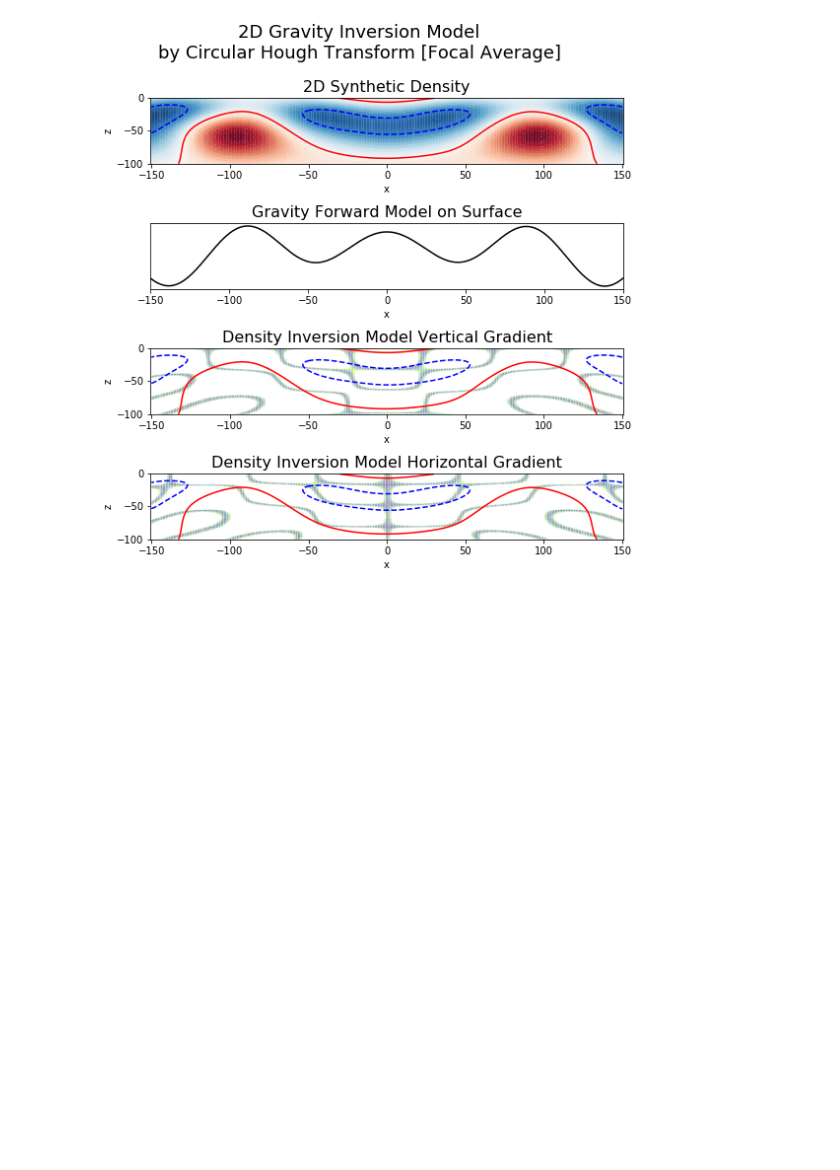
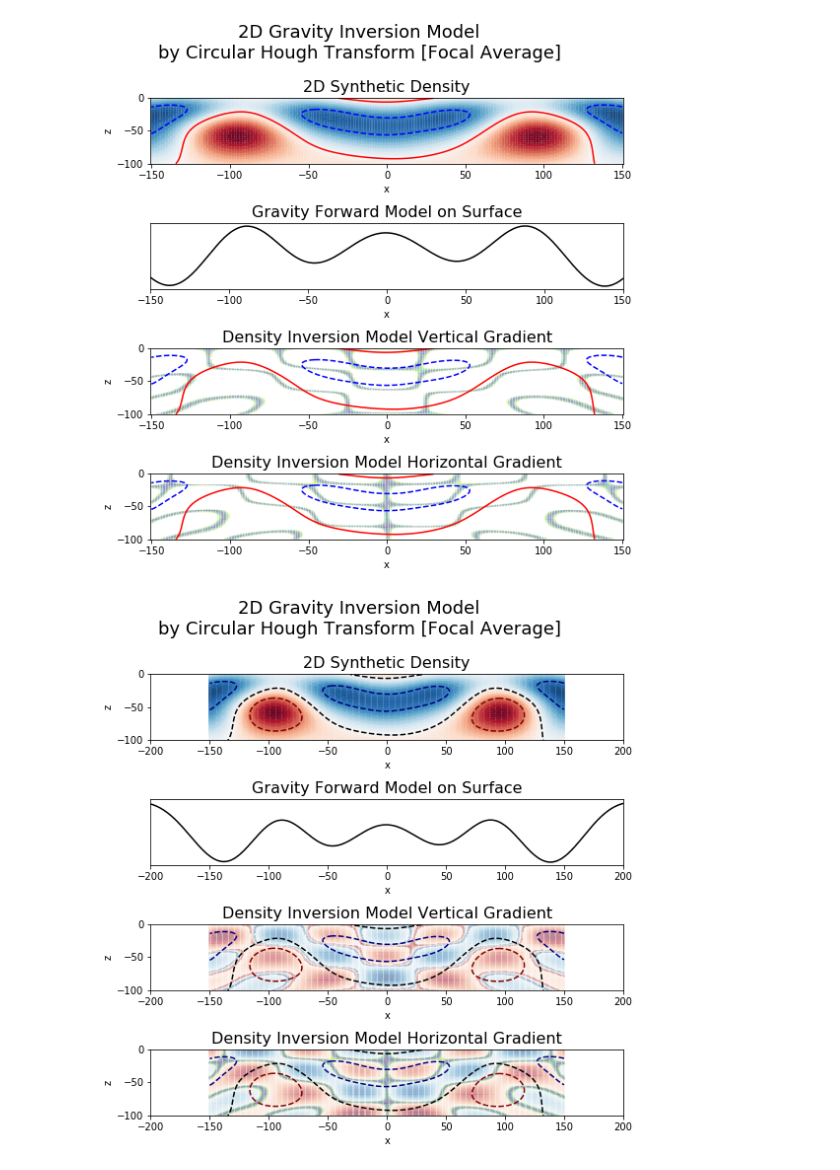
Before and after one commit to AlexeyPechnikov/gis-snippets, a Jupyter notebook: 2D Synthetic Density Inversion by Circular Hough Transform [Focal Average].ipynb, the cells around one changed output. Saved outputs shown, nothing was run; the diff lists cells and outputs as text; code cells hidden in the pictures; blank space fills up the shorter version.

```diff
--- a/2D Synthetic Density Inversion by Circular Hough Transform [Focal Average].ipynb
+++ b/2D Synthetic Density Inversion by Circular Hough Transform [Focal Average].ipynb
@@ -133,3 +134,52 @@ plt.savefig('2D Synthetic Density Inversion by Circular Hough Transform [Focal A
 plt.show()
 # %% [output]
 [figure]
+# %%
+xsize = 150
+dxsize = 50
+zsize = 100
+levels=[-2e-2,0,1.5e-2]
+colors=['navy','black','maroon']
+
+fig = plt.figure(figsize=(8,8))
+
+ax = fig.add_subplot(4, 1, 1)
+da_fdensity.sel(x=slice(-xsize,xsize)).plot.contour(ax=ax, levels=20, add_colorbar=False)
+da_fdensity.sel(x=slice(-xsize,xsize)).plot(ax=ax, alpha=0.5, add_colorbar=False)
+da_fdensity.sel(x=slice(-xsize,xsize)).plot.contour(ax=ax, levels=levels, colors=colors, linestyles='--')
+ax.set_title('2D Synthetic Density', fontsize=16)
+ax.set_xlim([-xsize-dxsize, xsize+dxsize])
+ax.set_ylim([-zsize, 0])
+
+ax = fig.add_subplot(4, 1, 2)
+da_gravity.plot(ax=ax, c='black')
+ax.set_title('Gravity Forward Model on Surface', fontsize=16)
+ax.get_yaxis().set_ticks([])
+ax.set_xlim([-xsize-dxsize, xsize+dxsize])
+
+ax = fig.add_subplot(4, 1, 3)
+grd = (da_gravity_focal.diff('z'))
+(grd).sel(x=slice(-xsize,xsize)).plot(ax=ax, alpha=0.1, add_colorbar=False)
+grd.where(abs(grd)<1000).sel(x=slice(-xsize,xsize)).plot(ax=ax, alpha=0.1,  add_colorbar=False)
+da_fdensity.sel(x=slice(-xsize,xsize)).plot.contour(ax=ax, levels=levels, colors=colors, linestyles='--')
+ax.set_title('Density Inversion Model Vertical Gradient', fontsize=16)
+ax.set_xlim([-xsize-dxsize, xsize+dxsize])
+ax.set_ylim([-zsize, 0])
+
+ax = fig.add_subplot(4, 1, 4)
+# radial gradient (from x gradient)
+grd = (da_gravity_focal.diff('x'))
+grd.values[:,:500] = -grd.values[:,:500]
+(grd).sel(x=slice(-xsize,xsize)).plot(ax=ax, alpha=0.1, add_colorbar=False)
+abs(grd).where(abs(grd)<1000).sel(x=slice(-xsize,xsize)).plot(ax=ax, alpha=0.1, add_colorbar=False)
+da_fdensity.sel(x=slice(-xsize,xsize)).plot.contour(ax=ax, levels=levels, colors=colors, linestyles='--')
+ax.set_title('Density Inversion Model Horizontal Gradient', fontsize=16)
+ax.set_xlim([-xsize-dxsize, xsize+dxsize])
+ax.set_ylim([-zsize, 0])
+
+plt.suptitle('2D Gravity Inversion Model\nby Circular Hough Transform [Focal Average]', fontsize=18)
+fig.tight_layout(rect=[0.03, 0.0, 1, 0.9])
+plt.savefig('2D Synthetic Density Inversion by Circular Hough Transform [Focal Average].color.jpg', quality=95)
+plt.show()
+# %% [output]
+[figure, added]
```
Also changed, not shown: parts of 3 cells of this notebook, 2 other files.
